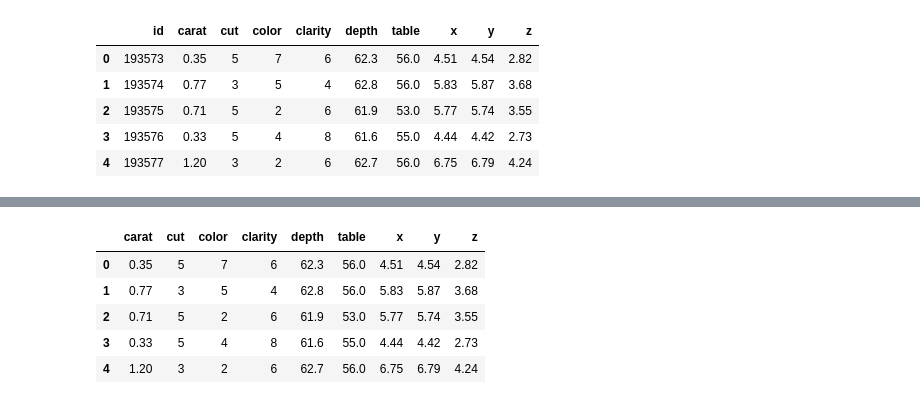
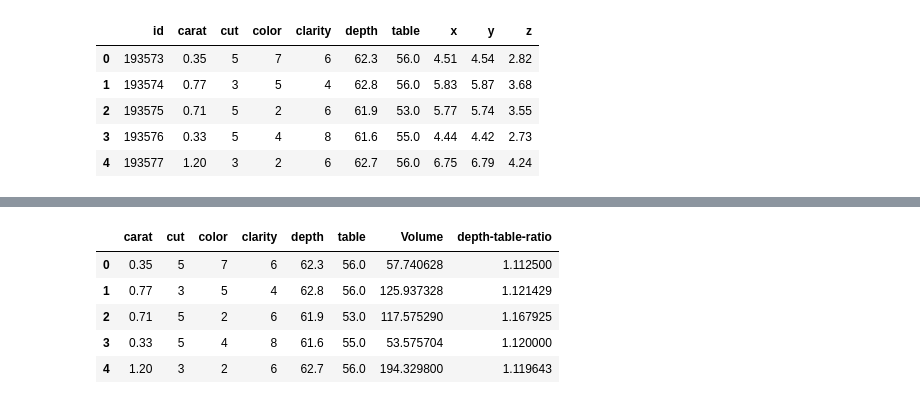
Before and after one commit to iamVaibhav100/kaggle, a Jupyter notebook: playground-series_S3E8/playground_S3E8.ipynb, the cells around one changed output, grey strips where cells are left out. Cells and saved outputs as stored; diff of their text form; code cells hidden in the pictures.

Commit message:
Added volume and depth-table ratio feature

```diff
--- a/playground-series_S3E8/playground_S3E8.ipynb
+++ b/playground-series_S3E8/playground_S3E8.ipynb
@@ -171,3 +229,7 @@ X_test.head()
 | 2 | 193575 | 0.71 | 5 | 2 | 6 | 61.9 | 53.0 | 5.77 | 5.74 | 3.55 |
 | 3 | 193576 | 0.33 | 5 | 4 | 8 | 61.6 | 55.0 | 4.44 | 4.42 | 2.73 |
 | 4 | 193577 | 1.20 | 3 | 2 | 6 | 62.7 | 56.0 | 6.75 | 6.79 | 4.24 |
+# %%
+X_test['Volume'] = X_test['x'] * X_test['y'] * X_test['z']
+X_test['depth-table-ratio'] = X_test['depth'] / X_test['table']
+X_test.head()
@@ -174,11 +243,11 @@ X_test.head()
 # %%
 ids = X_test["id"]
-X_test = X_test.drop("id", axis=1)
+X_test = X_test.drop(['id', 'x', 'y', 'z'], axis=1)
 X_test.head()
 # %% [output]
-|  | carat | cut | color | clarity | depth | table | x | y | z |
-| 0 | 0.35 | 5 | 7 | 6 | 62.3 | 56.0 | 4.51 | 4.54 | 2.82 |
-| 1 | 0.77 | 3 | 5 | 4 | 62.8 | 56.0 | 5.83 | 5.87 | 3.68 |
-| 2 | 0.71 | 5 | 2 | 6 | 61.9 | 53.0 | 5.77 | 5.74 | 3.55 |
-| 3 | 0.33 | 5 | 4 | 8 | 61.6 | 55.0 | 4.44 | 4.42 | 2.73 |
-| 4 | 1.20 | 3 | 2 | 6 | 62.7 | 56.0 | 6.75 | 6.79 | 4.24 |
+|  | carat | cut | color | clarity | depth | table | Volume | depth-table-ratio |
+| 0 | 0.35 | 5 | 7 | 6 | 62.3 | 56.0 | 57.740628 | 1.112500 |
+| 1 | 0.77 | 3 | 5 | 4 | 62.8 | 56.0 | 125.937328 | 1.121429 |
+| 2 | 0.71 | 5 | 2 | 6 | 61.9 | 53.0 | 117.575290 | 1.167925 |
+| 3 | 0.33 | 5 | 4 | 8 | 61.6 | 55.0 | 53.575704 | 1.120000 |
+| 4 | 1.20 | 3 | 2 | 6 | 62.7 | 56.0 | 194.329800 | 1.119643 |
```
Also changed, not shown: parts of 14 cells of this notebook.
